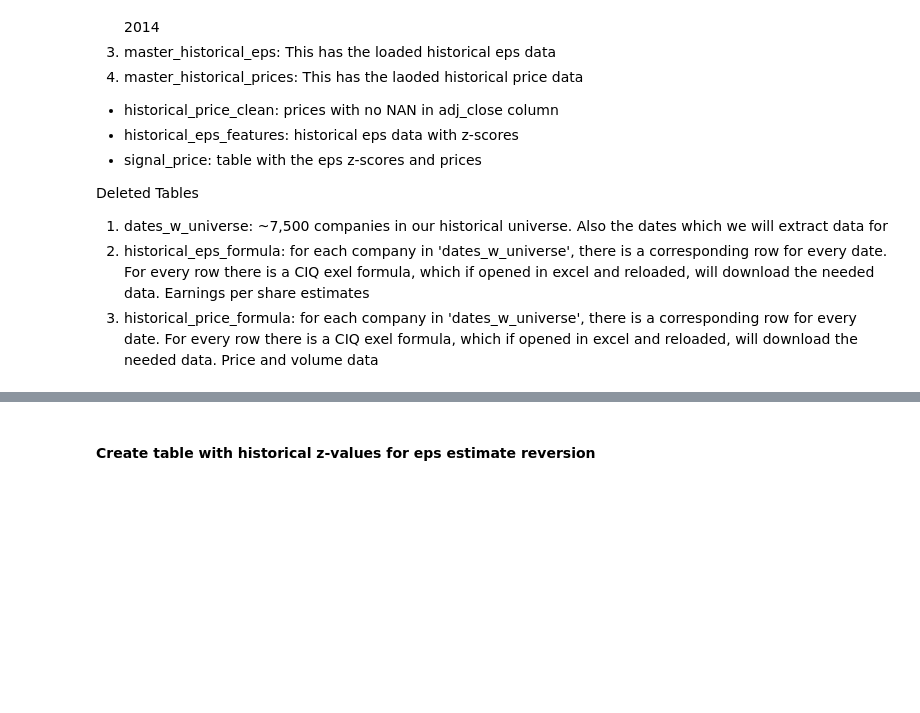
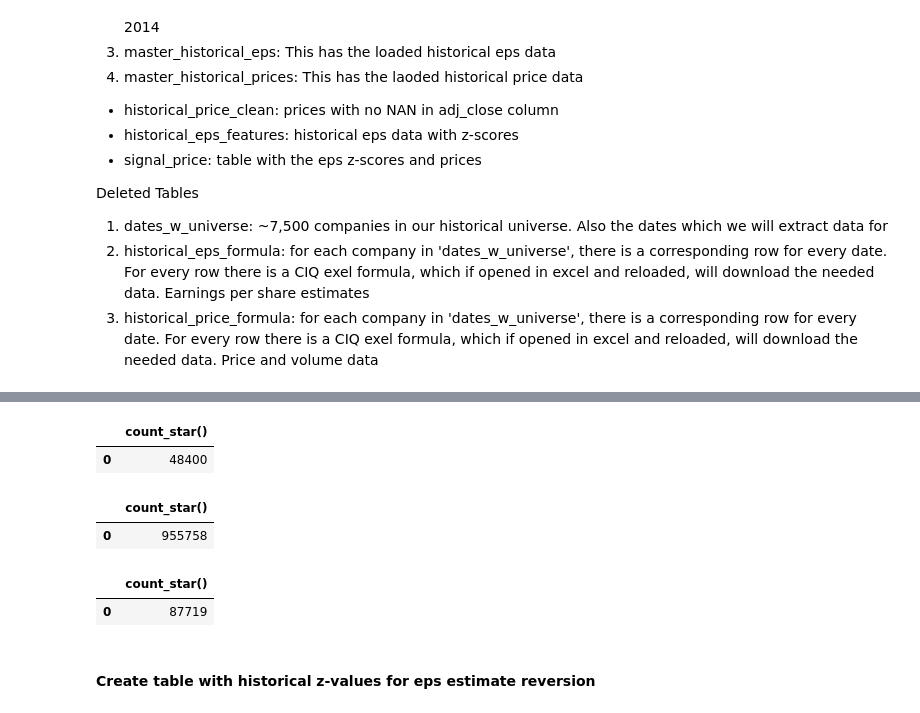
Before and after one commit to adamfowliee/FedContracts_AlgoTrading, a Jupyter notebook: signal_validation.ipynb, the cells around one changed output, grey strips where cells are left out. Saved outputs shown, nothing was run; the diff lists cells and outputs as text; code cells hidden in the pictures; blank space fills up the shorter version.

```diff
--- a/signal_validation.ipynb
+++ b/signal_validation.ipynb
@@ -36,3 +149,18 @@ Deleted Tables
+# %%
+con2.execute("SELECT COUNT(*) FROM master_historical_eps;").df()
+# %% [output]
+|  | count_star() |
+| 0 | 48400 |
+# %%
+con2.execute("SELECT COUNT(*) FROM master_historical_prices;").df()
+# %% [output]
+|  | count_star() |
+| 0 | 955758 |
+# %%
+con2.execute("SELECT COUNT(*) FROM sentiment;").df()
+# %% [output]
+|  | count_star() |
+| 0 | 87719 |
 # %% [markdown]
 #### Create table with historical z-values for eps estimate reversion
 # %%
```
Also changed, not shown: parts of 10 cells of this notebook, 12 other files.
